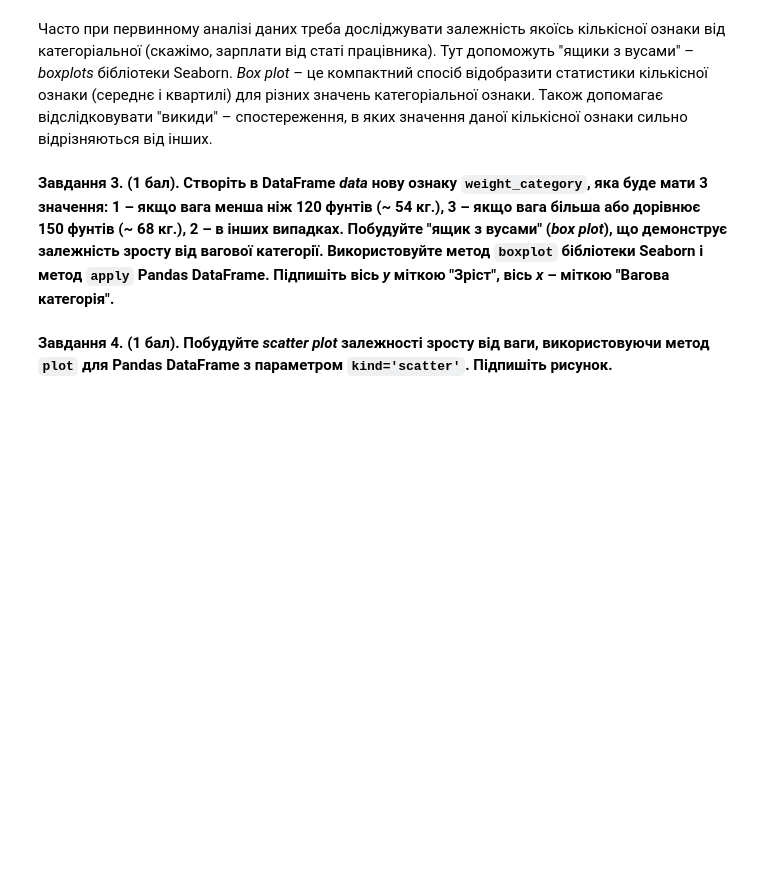
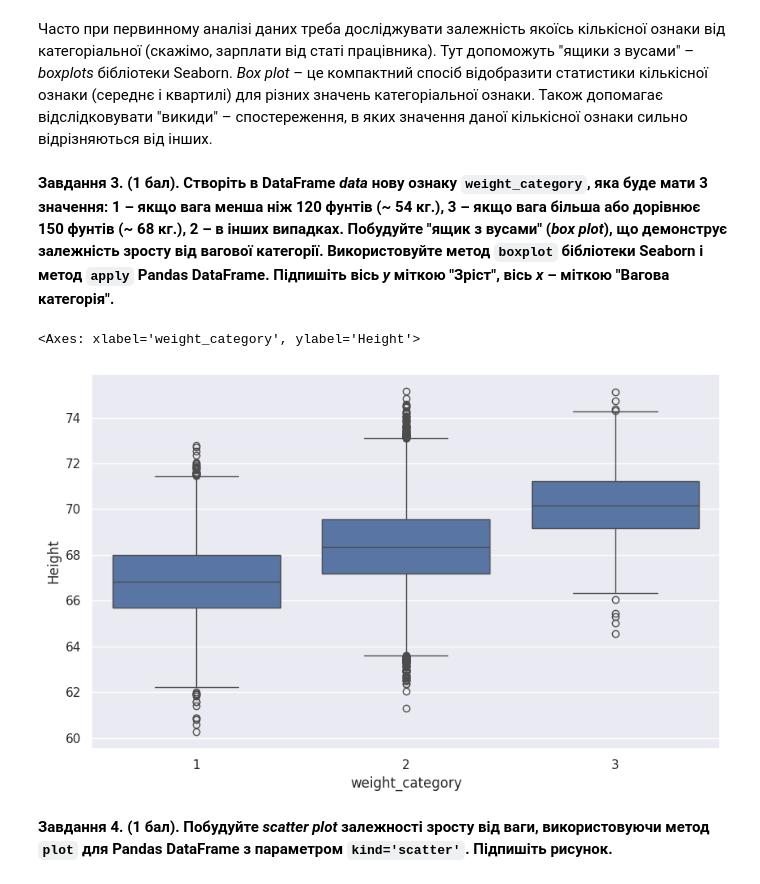
Before and after one commit to allllpina/3_course, a Jupyter notebook: Machine_Learning/Lab4/lab/lab04_linreg_optimization.ipynb, the cells around one changed output. Saved outputs shown, nothing was run; the diff lists cells and outputs as text; code cells hidden in the pictures; blank space fills up the shorter version.

```diff
--- a/Machine_Learning/Lab4/lab/lab04_linreg_optimization.ipynb
+++ b/Machine_Learning/Lab4/lab/lab04_linreg_optimization.ipynb
@@ -80,11 +98,20 @@ data['BMI'] = data.apply(lambda row: make_bmi(row['Height'],
 **Завдання 3. (1 бал). Створіть в DataFrame *data* нову ознаку `weight_category`, яка буде мати 3 значення: 1 – якщо вага менша ніж 120 фунтів (~ 54 кг.), 3 – якщо вага більша або дорівнює 150 фунтів (~ 68 кг.), 2 – в інших випадках. Побудуйте "ящик з вусами" (*box plot*), що демонструє залежність зросту від вагової категорії. Використовуйте метод `boxplot` бібліотеки Seaborn і метод `apply` Pandas DataFrame. Підпишіть вісь *y* міткою "Зріст", вісь *x* – міткою "Вагова категорія".**
 # %%
 def weight_category(weight):
-    pass
+    if weight < 120:
+        return 1
+    elif weight >= 150:
+        return 3
+    else:
+        return 2
     # Ваш код тут
 
 data['weight_category'] = data['Weight'].apply(weight_category)
 # Ваш код тут
+sns.boxplot(data, y='Height', x='weight_category')
+# %% [output]
+<Axes: xlabel='weight_category', ylabel='Height'>
+[figure, added]
 # %% [markdown]
 **Завдання 4. (1 бал). Побудуйте *scatter plot* залежності зросту від ваги, використовуючи метод `plot` для Pandas DataFrame з параметром `kind='scatter'`. Підпишіть рисунок.**
 # %%
```
Also changed, not shown: parts of 25 cells of this notebook.
